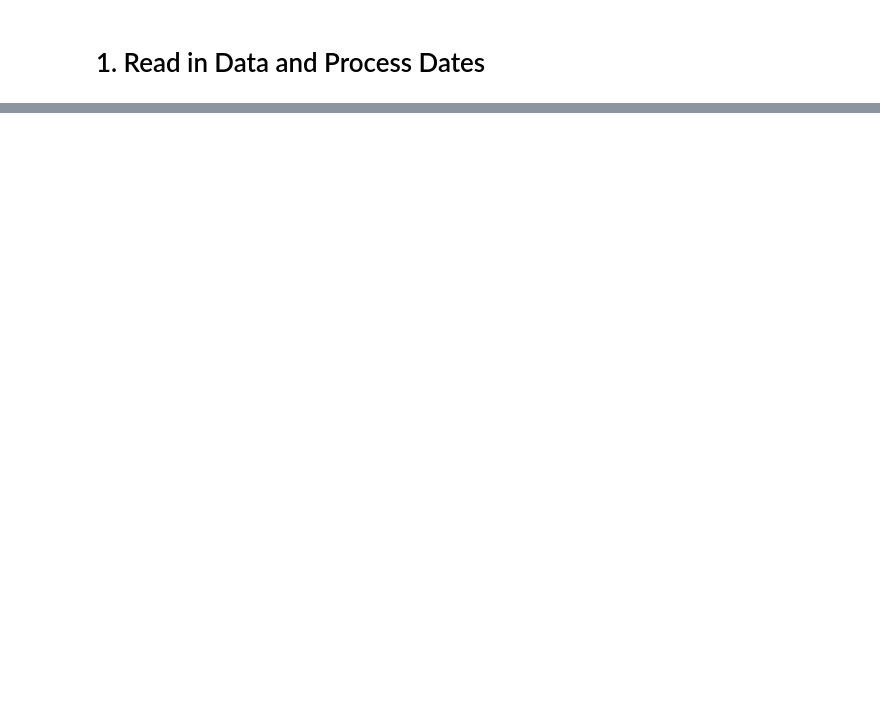
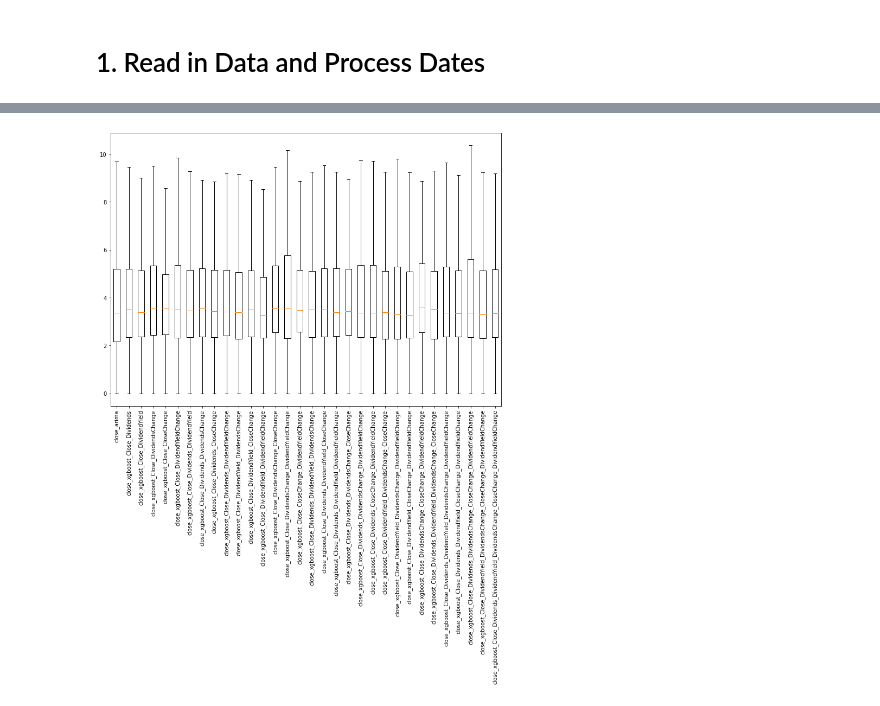
Before and after one commit to HpDiniz/An-lise-Financeira, a Jupyter notebook: Projeto_de_Pesquisa_Mestrado.ipynb, the cells around one changed output, grey strips where cells are left out. Drawn from its saved outputs; the diff is of its cells as text; code cells hidden in the pictures; blank space fills up the shorter version.

```diff
--- a/Projeto_de_Pesquisa_Mestrado.ipynb
+++ b/Projeto_de_Pesquisa_Mestrado.ipynb
@@ -526,0 +870,12 @@ IndexError: ignored
+# %%
+df_history['Prediction'] = False
+# %%
+def get_possibilities(target_column, training_columns):
+
+    possibilities = []
+    for L in range(len(training_columns) + 1):
+        for subset in itertools.combinations(training_columns, L):
+            if len(list(subset)) > 0:
+                possibilities.append([target_column] + list(subset))
+
+    return possibilities
@@ -526,0 +925,35 @@ IndexError: ignored
+# %%
+for key in errors.keys():
+    with mlflow.start_run(run_name=key.replace('close_xgboost_','').replace("_", ", ")):
+
+        df_rmse = pd.DataFrame(errors[key], columns = ['rmse'])
+
+        mlflow.log_param("pred_col", 'Close')
+        mlflow.log_param("train_cols", key.replace('close_xgboost_','').replace("_", ", "))
+        mlflow.log_metric("median", statistics.median(errors[key]))
+        mlflow.log_metric("std", df_rmse.describe().values[2][0])
+        mlflow.log_metric("min", df_rmse.describe().values[3][0])
+        mlflow.log_metric("25 pct.", df_rmse.describe().values[4][0])
+        mlflow.log_metric("50 pct.", df_rmse.describe().values[5][0])
+        mlflow.log_metric("75 pct.", df_rmse.describe().values[6][0])
+        mlflow.log_metric("max", df_rmse.describe().values[7][0])
+# %%
+fig = plt.figure(figsize =(10, 7))
+
+# Creating axes instance
+ax = fig.add_axes([0, 0, 1, 1])
+
+numbers = []
+errors_plot = []
+for key in errors.keys():
+    errors_plot.append(errors[key])
+    numbers.append(len(errors_plot))
+
+# Creating plot
+ax.boxplot(errors_plot, showfliers=False)
+plt.xticks(numbers, errors.keys(), rotation='vertical')
+
+# show plot
+plt.show()
+# %% [output]
+[figure, added]
```
Also changed, not shown: parts of 51 cells of this notebook.
